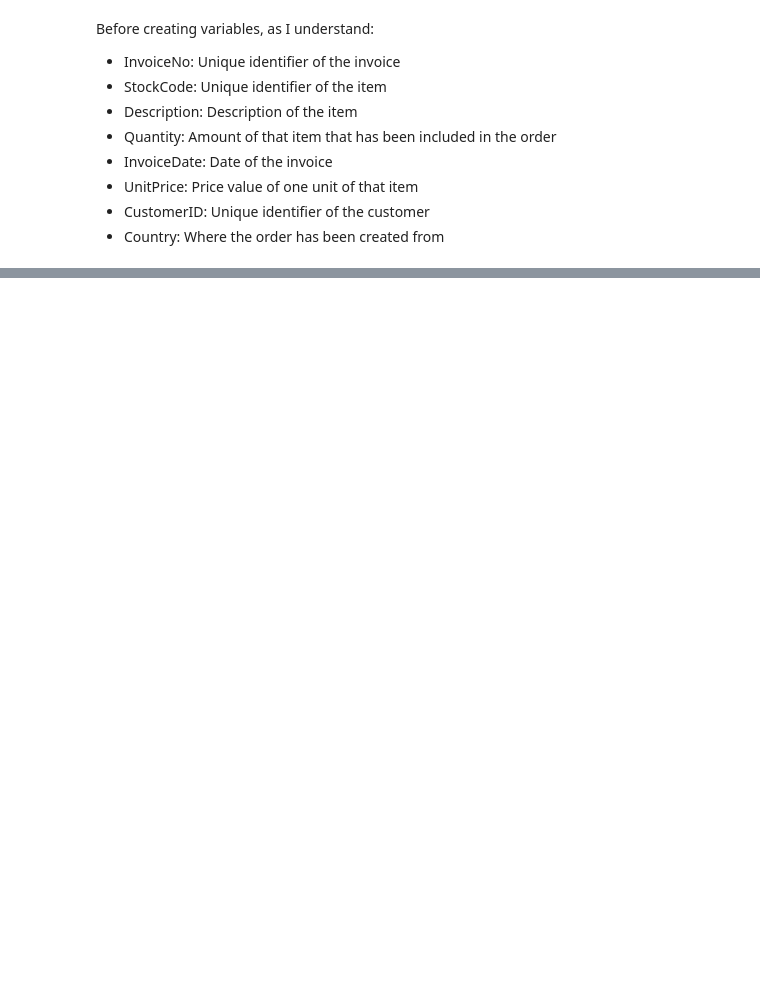
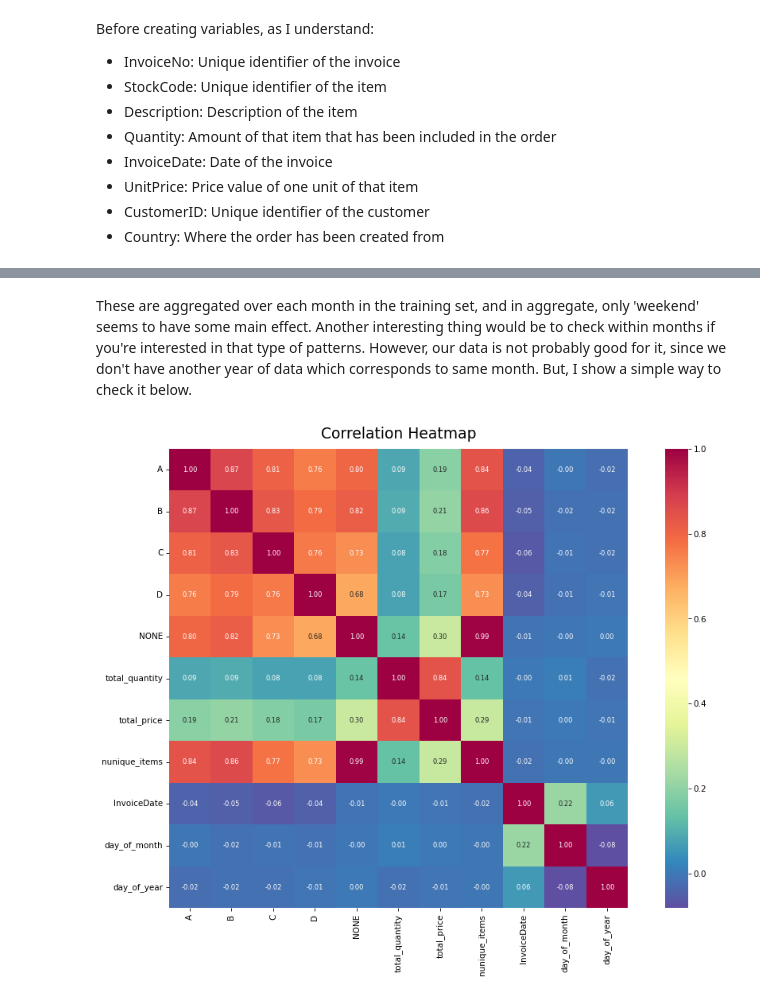
Before and after one commit to YigitAsik/ecom-data, a Jupyter notebook: order-cancellation_preds.ipynb, the cells around one changed output, grey strips where cells are left out. Cells and saved outputs as stored; diff of their text form; code cells hidden in the pictures; blank space fills up the shorter version.

```diff
--- a/order-cancellation_preds.ipynb
+++ b/order-cancellation_preds.ipynb
@@ -503,0 +356,37 @@ new_df.head()
+# %% [markdown]
+These are aggregated over each month in the training set, and in aggregate, only 'weekend' seems to have some main effect. Another interesting thing would be to check within months if you're interested in that type of patterns. However, our data is not probably good for it, since we don't have another year of data which corresponds to same month. But, I show a simple way to check it below.
+# %%
+for month in train['month'].unique().tolist():
+
+    for col in binary_cols:
+        seq0 = train.loc[(train['month'] == month) & (train['returned'] == 0), col]
+        seq1 = train.loc[(train['month'] == month) & (train['returned'] == 1), col]
+
+        pmf0 = emd.Pmf.from_seq(seq0, name='0')
+        pmf1 = emd.Pmf.from_seq(seq1, name='1')
+
+        ts.two_bar_plots(pmf0, pmf1)
+
+        plt.xticks([0, 1])
+        plt.ylim([0, 1])
+
+        plt.title('Month: ' + str(month) + ' | ' + 'Column: ' + str(col))
+        plt.legend()
+
+        plt.show()
+# %%
+corrmat = train[[col for col in train.columns if train[col].nunique() > 10 and train[col].dtype != 'object']].corr()
+
+plt.figure(figsize=(16, 10))
+hm = sns.heatmap(corrmat,
+                 cbar=True,
+                 annot=True,
+                 square=True,
+                 fmt='.2f',
+                 annot_kws={'size': 8},
+                 cmap="Spectral_r")
+hm.set_title('Correlation Heatmap', fontdict={'fontsize':18}, pad=12)
+
+plt.show()
+# %% [output]
+[figure, added]
```
Also changed, not shown: parts of 74 cells of this notebook.
